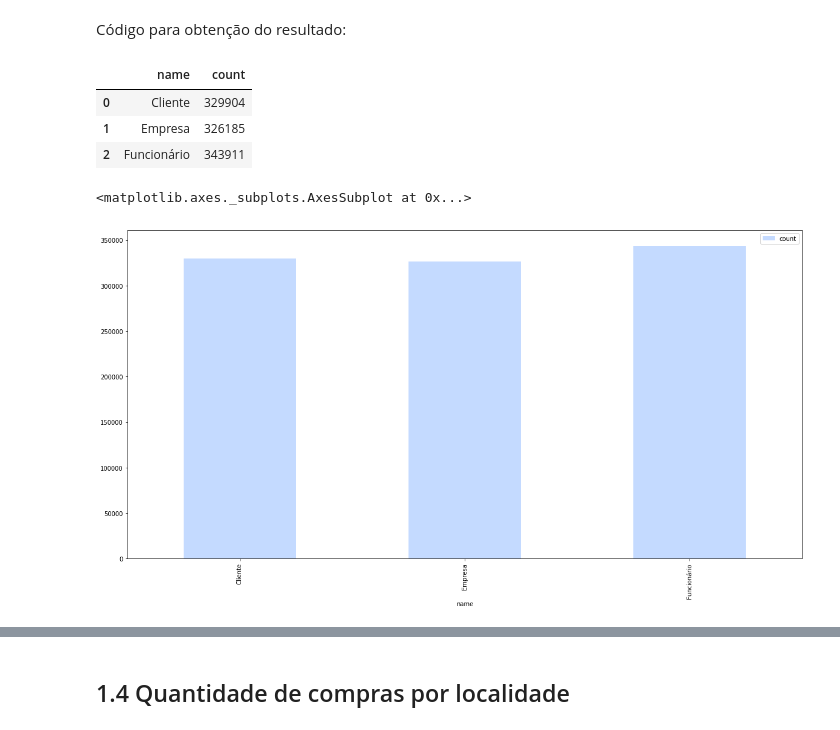
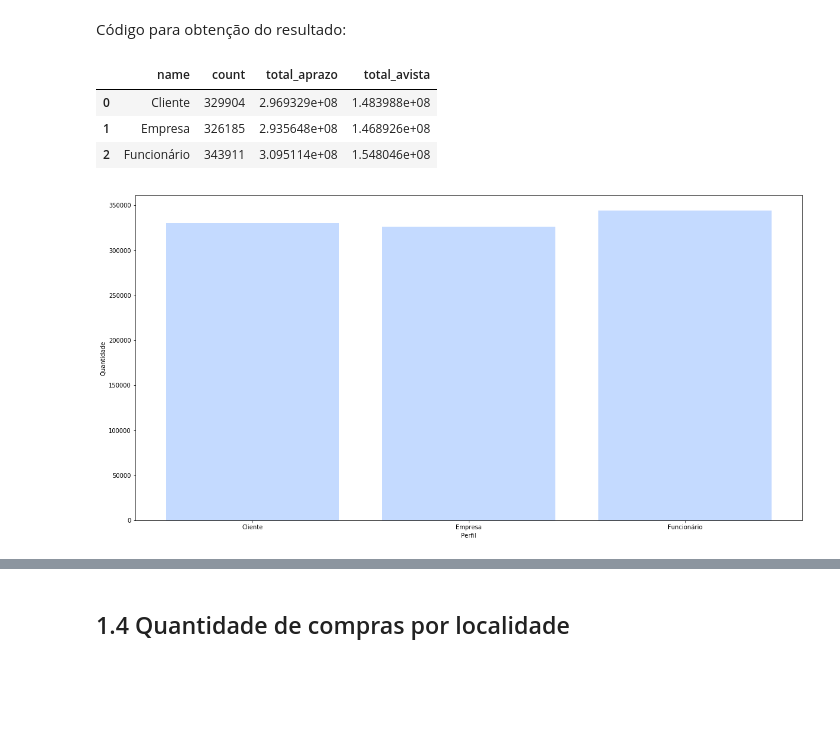
Before and after one commit to savioserra/trab-banco-dados, a Jupyter notebook: artifacts/notebooks/relatorio.ipynb, the cells around one changed output, grey strips where cells are left out. Saved outputs shown, nothing was run; the diff lists cells and outputs as text; code cells hidden in the pictures; blank space fills up the shorter version.

```diff
--- a/artifacts/notebooks/relatorio.ipynb
+++ b/artifacts/notebooks/relatorio.ipynb
@@ -71,16 +81,31 @@ group by profile_schemas.name"""
+# %%
+sql = """
+    SELECT PROFILE_SCHEMAS.NAME,
+       COUNT(*),
+       SUM(I.SALE_PRICE_FORWARD) AS TOTAL_APRAZO,
+       SUM(I.SALE_PRICE_SPOT)    AS TOTAL_AVISTA
+    FROM PROFILE_SCHEMAS
+           JOIN PROFILES ON PROFILES.PROFILE_SCHEMA_ID = PROFILE_SCHEMAS.ID
+           JOIN SALES ON SALES.CLIENT_PROFILE_ID = PROFILES.ID
+           JOIN ITEMS_STOCK I ON SALES.ID = I.SALE_ID
+    GROUP BY PROFILE_SCHEMAS.NAME"""
 # %%
 vendas_resumo = pd.read_sql_query(sql, con=engine)
 
-vendas_resumo.head()
+vendas_resumo[:10]
 # %% [output]
-|  | name | count |
-| 0 | Cliente | 329904 |
-| 1 | Empresa | 326185 |
-| 2 | Funcionário | 343911 |
+|  | name | count | total_aprazo | total_avista |
+| 0 | Cliente | 329904 | 2.969329e+08 | 1.483988e+08 |
+| 1 | Empresa | 326185 | 2.935648e+08 | 1.468926e+08 |
+| 2 | Funcionário | 343911 | 3.095114e+08 | 1.548046e+08 |
 # %%
 plt.figure(figsize=(20, 10))
 
-plt.bar(x='name', y='count', ), color='#c4daff')
+plt.bar(x='name', height='count', color='#c4daff', data=vendas_resumo)
+
+plt.xlabel('Perfil')
+plt.ylabel('Quantidade')
+
+plt.show()
 # %% [output]
-<matplotlib.axes._subplots.AxesSubplot at 0x...>
-[figure, old version]
+[figure, new version]
```
Also changed, not shown: parts of 14 cells of this notebook, 1 other file.
